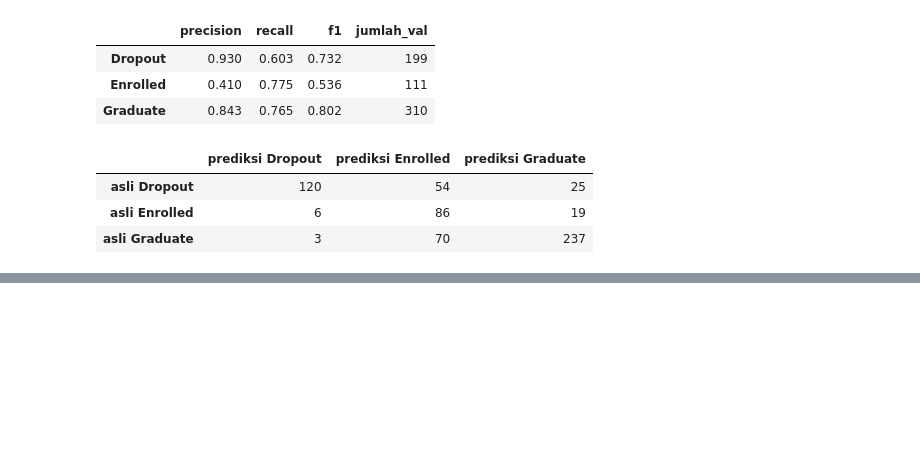
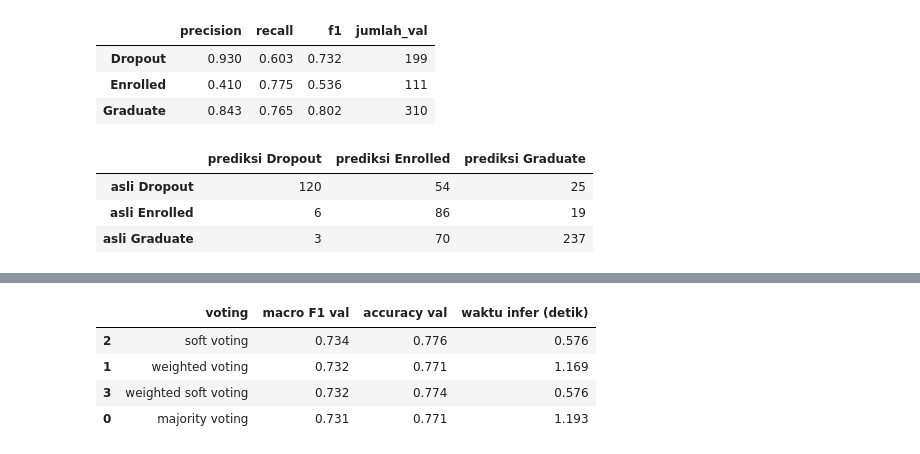
Before and after one commit to RuhullahReza/Project-2-Advanced-AI, a Jupyter notebook: model.ipynb, the cells around one changed output, grey strips where cells are left out. Drawn from its saved outputs; the diff is of its cells as text; code cells hidden in the pictures; blank space fills up the shorter version.

```diff
--- a/model.ipynb
+++ b/model.ipynb
@@ -760,0 +895,37 @@ pd.DataFrame(hasil_depth).round(3)
+# %%
+# bobot weighted voting = macro F1 tiap base model
+bobot = list(f1_base.values())
+
+konfigurasi = {
+    "majority voting": dict(voting="hard"),
+    "weighted voting": dict(voting="hard", weights=bobot),
+    "soft voting": dict(voting="soft"),
+    "weighted soft voting": dict(voting="soft", weights=bobot),
+}
+
+hasil_ensemble = []
+ensembles = {}
+
+for nama, cfg in konfigurasi.items():
+    # prefit=True supaya base model tidak di train ulang
+    ensemble = Ensemble(base_models, prefit=True, **cfg).fit(X_res, y_res)
+
+    start = time.perf_counter()
+    pred = ensemble.predict(X_v)
+    waktu = time.perf_counter() - start
+
+    ensembles[nama] = ensemble
+    hasil_ensemble.append({
+        "voting": nama,
+        "macro F1 val": f1_score(y_v, pred, average="macro"),
+        "accuracy val": accuracy_score(y_v, pred),
+        "waktu infer (detik)": waktu,
+    })
+
+pd.DataFrame(hasil_ensemble).sort_values("macro F1 val", ascending=False).round(3)
+# %% [output]
+|  | voting | macro F1 val | accuracy val | waktu infer (detik) |
+| 2 | soft voting | 0.734 | 0.776 | 0.576 |
+| 1 | weighted voting | 0.732 | 0.771 | 1.169 |
+| 3 | weighted soft voting | 0.732 | 0.774 | 0.576 |
+| 0 | majority voting | 0.731 | 0.771 | 1.193 |
```
Also changed, not shown: parts of 11 cells of this notebook, 3 other files.
